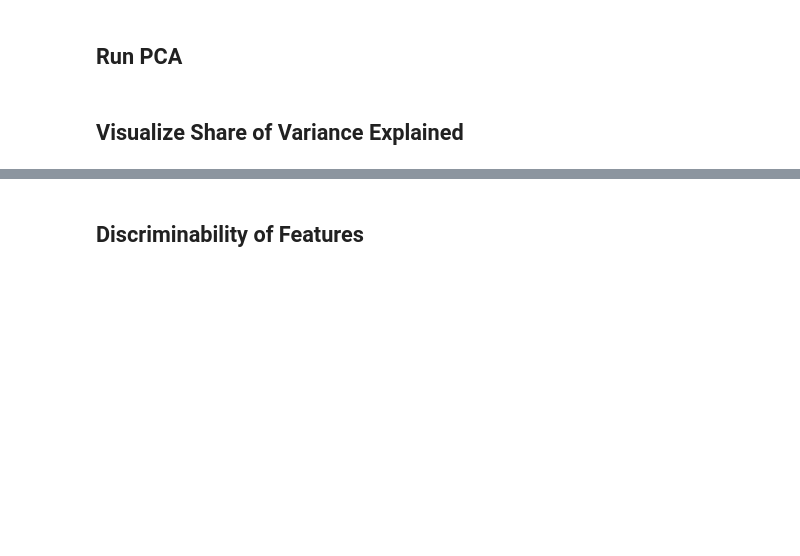
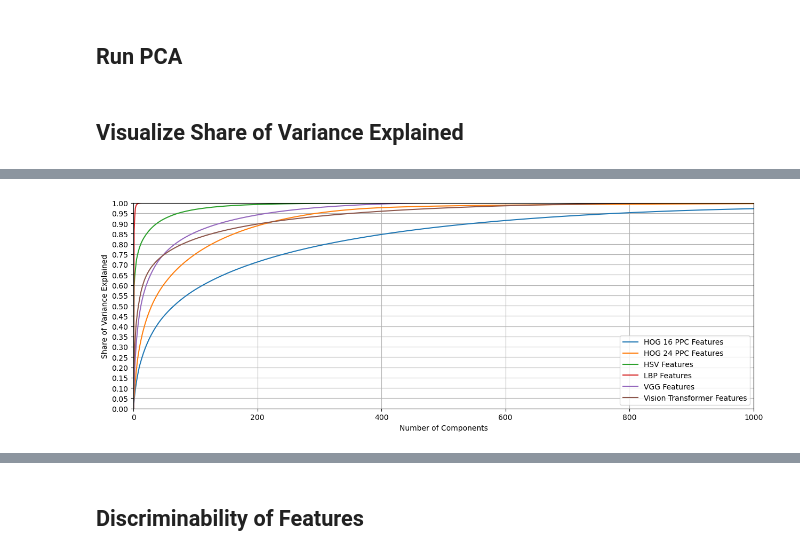
Before and after one commit to ijyliu/computer-vision-project, a Jupyter notebook: Code/Dimensionality Reduction Visualization/PCA_Train_Set.ipynb, the cells around one changed output, grey strips where cells are left out. Cells and saved outputs as stored; diff of their text form; code cells hidden in the pictures; blank space fills up the shorter version.

```diff
--- a/Code/Dimensionality Reduction Visualization/PCA_Train_Set.ipynb
+++ b/Code/Dimensionality Reduction Visualization/PCA_Train_Set.ipynb
@@ -72,0 +89,5 @@ x = plot_PCA(X_list=feature_matrices, feature_labels=feature_matrix_labels, n_co
+# %%
+# 1000
+make_ind_pca_plot(1000)
+# %% [output]
+[figure, added]
```
Also changed, not shown: parts of 14 cells of this notebook, 6 other files.
